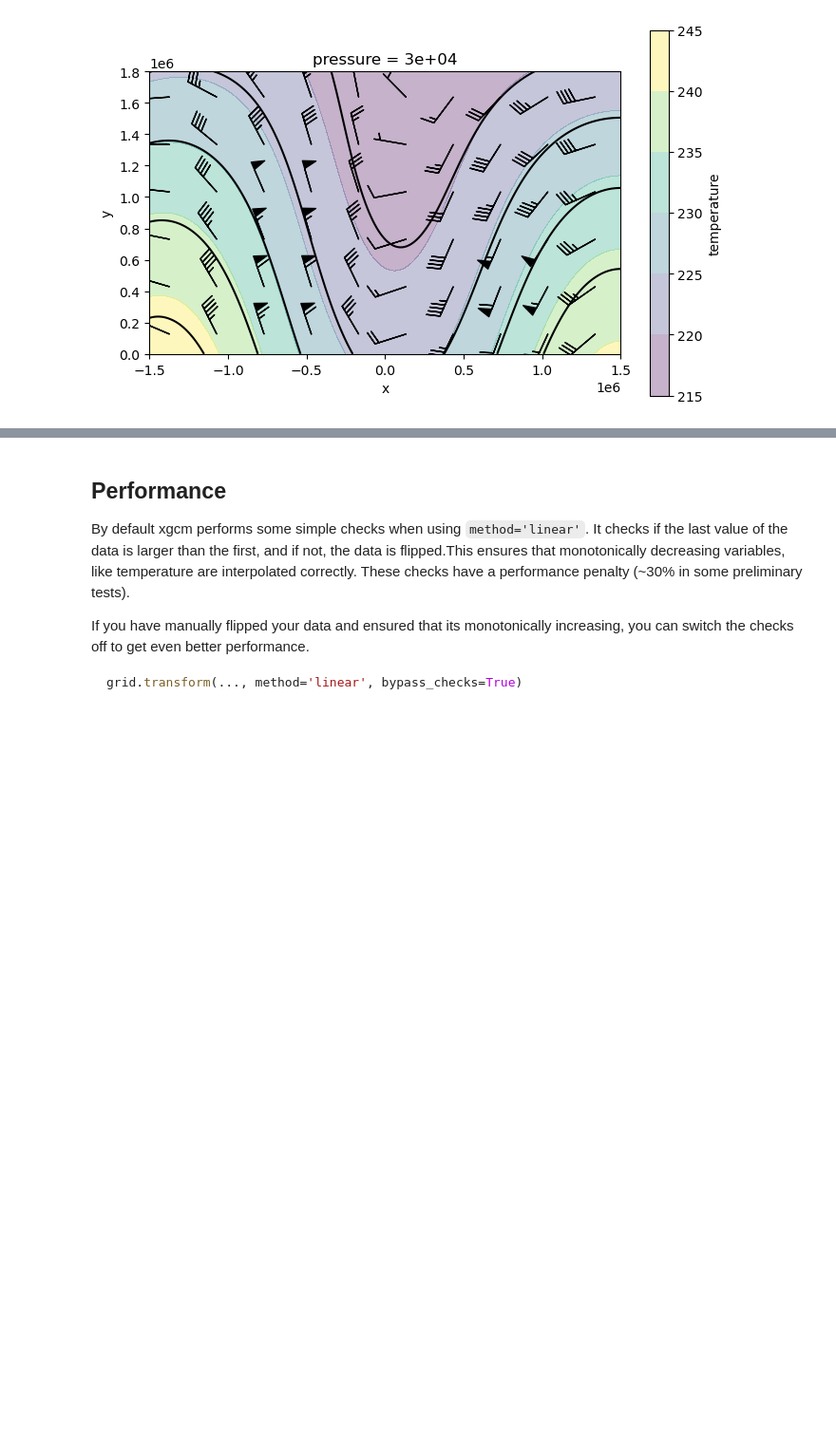
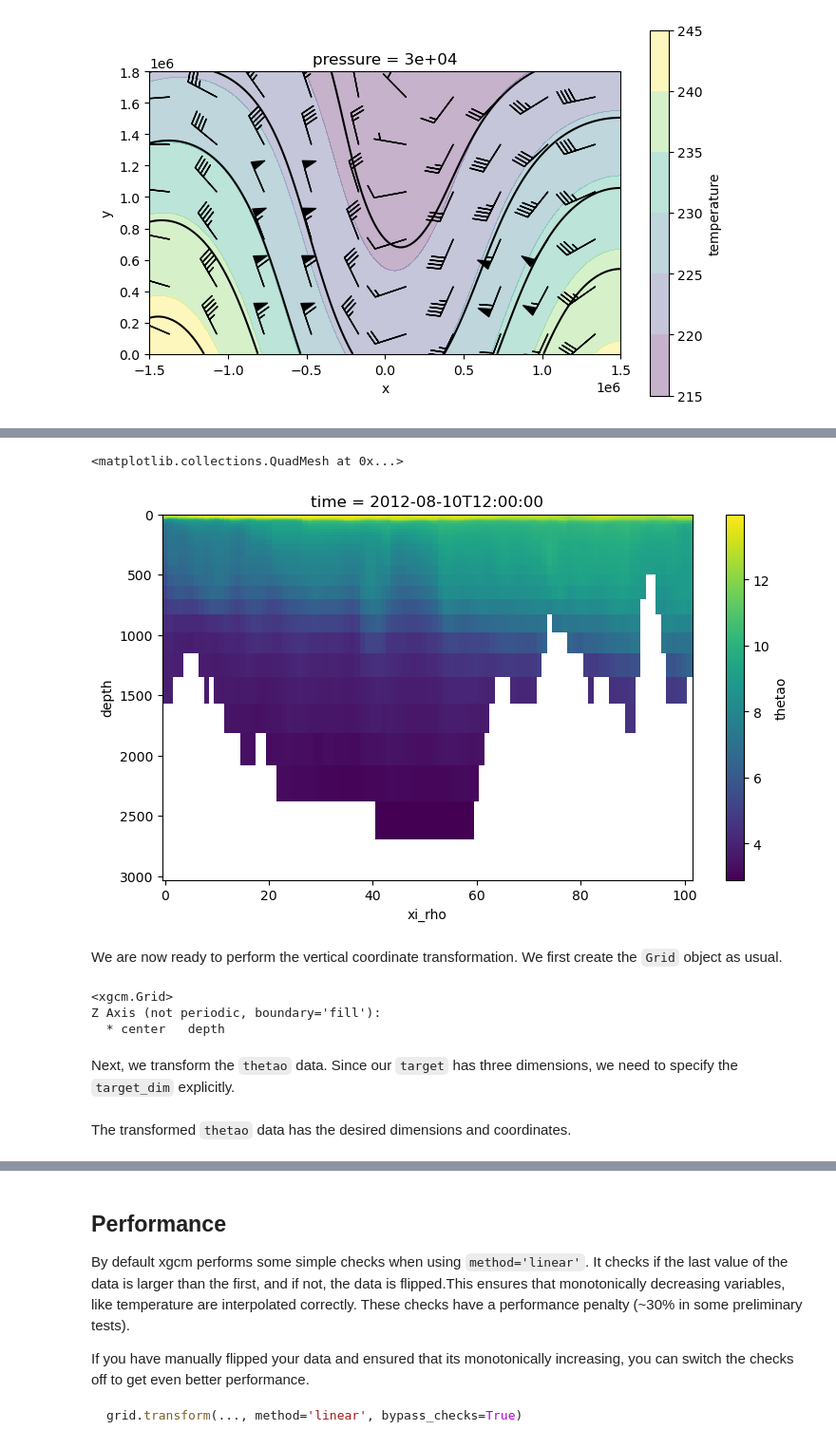
Before and after one commit to xgcm/xgcm, a Jupyter notebook: doc/transform.ipynb, the cells around one changed output, grey strips where cells are left out. Shown at 95% size. Saved outputs shown, nothing was run; the diff lists cells and outputs as text; code cells hidden in the pictures; blank space fills up the shorter version.

```diff
--- a/doc/transform.ipynb
+++ b/doc/transform.ipynb
@@ -1048,0 +1121,16 @@ plt.show();
+# %%
+ds.thetao.isel(eta_rho=5).plot(yincrease=False, figsize=(9, 5))
+# %% [output]
+<matplotlib.collections.QuadMesh at 0x...>
+[figure, added]
+# %% [markdown]
+We are now ready to perform the vertical coordinate transformation. We first create the `Grid` object as usual.
+# %%
+grid = Grid(ds, coords={'Z': {'center': 'depth'}}, periodic=False, autoparse_metadata=False)
+grid
+# %% [output]
+<xgcm.Grid>
+Z Axis (not periodic, boundary='fill'):
+  * center   depth
+# %% [markdown]
+Next, we transform the `thetao` data. Since our `target` has three dimensions, we need to specify the `target_dim` explicitly.
@@ -1048,0 +1145,2 @@ plt.show();
+# %% [markdown]
+The transformed `thetao` data has the desired dimensions and coordinates.
```
Also changed, not shown: parts of 15 cells of this notebook.
